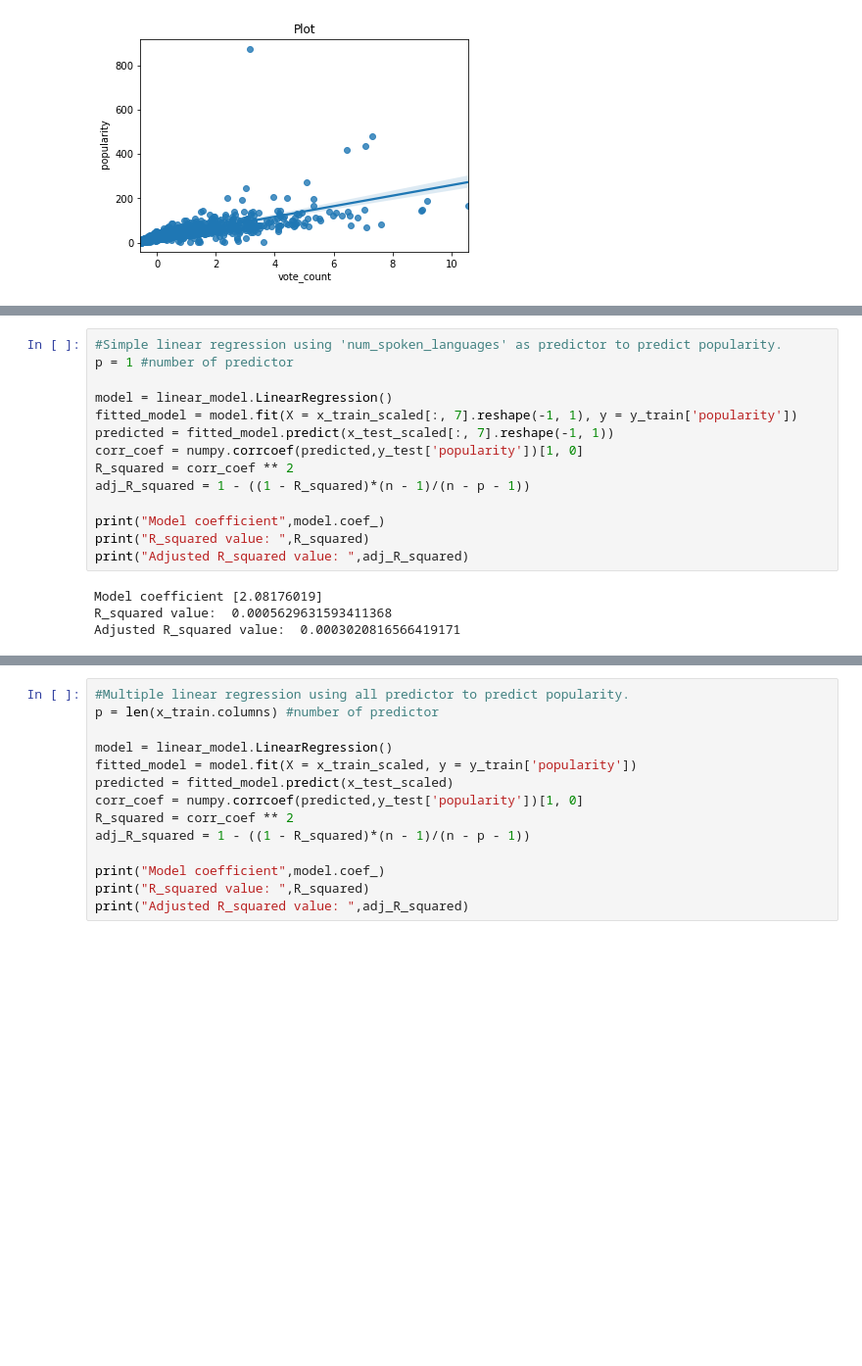
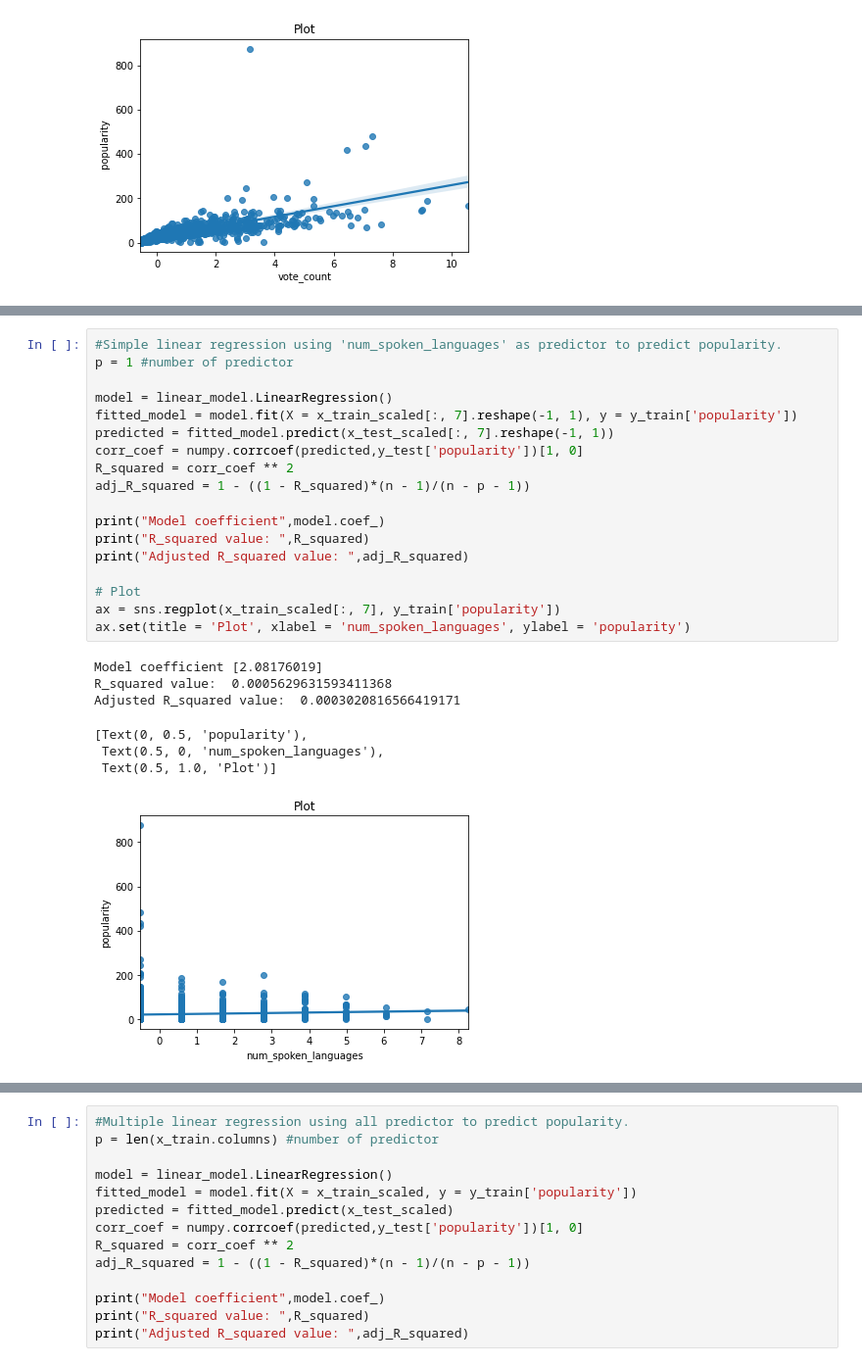
Before and after one commit to fjerrichiello/CS418GP, a Jupyter notebook: FinalProject/Analysis.ipynb, the cells around one changed output, grey strips where cells are left out. Shown at 98% size. Saved outputs shown, nothing was run; the diff lists cells and outputs as text; blank space fills up the shorter version.

```diff
--- a/FinalProject/Analysis.ipynb
+++ b/FinalProject/Analysis.ipynb
@@ -260,21 +284,29 @@ Adjusted R_squared value:  0.005937042382338387
 # %%
 #Simple linear regression using 'num_spoken_languages' as predictor to predict popularity.
 p = 1 #number of predictor
 
 model = linear_model.LinearRegression()
 fitted_model = model.fit(X = x_train_scaled[:, 7].reshape(-1, 1), y = y_train['popularity'])
 predicted = fitted_model.predict(x_test_scaled[:, 7].reshape(-1, 1))
 corr_coef = numpy.corrcoef(predicted,y_test['popularity'])[1, 0]
 R_squared = corr_coef ** 2
 adj_R_squared = 1 - ((1 - R_squared)*(n - 1)/(n - p - 1))
 
 print("Model coefficient",model.coef_)
 print("R_squared value: ",R_squared)
 print("Adjusted R_squared value: ",adj_R_squared)
+
+# Plot
+ax = sns.regplot(x_train_scaled[:, 7], y_train['popularity'])
+ax.set(title = 'Plot', xlabel = 'num_spoken_languages', ylabel = 'popularity')
 # %% [output]
 Model coefficient [2.08176019]
 R_squared value:  0.0005629631593411368
 Adjusted R_squared value:  0.0003020816566419171
+[Text(0, 0.5, 'popularity'),
+ Text(0.5, 0, 'num_spoken_languages'),
+ Text(0.5, 1.0, 'Plot')]
+[figure, added]
 # %%
 #Simple linear regression using 'runtime' as predictor to predict popularity.
 p = 1 #number of predictor
```
Also changed, not shown: parts of 4 cells of this notebook.
